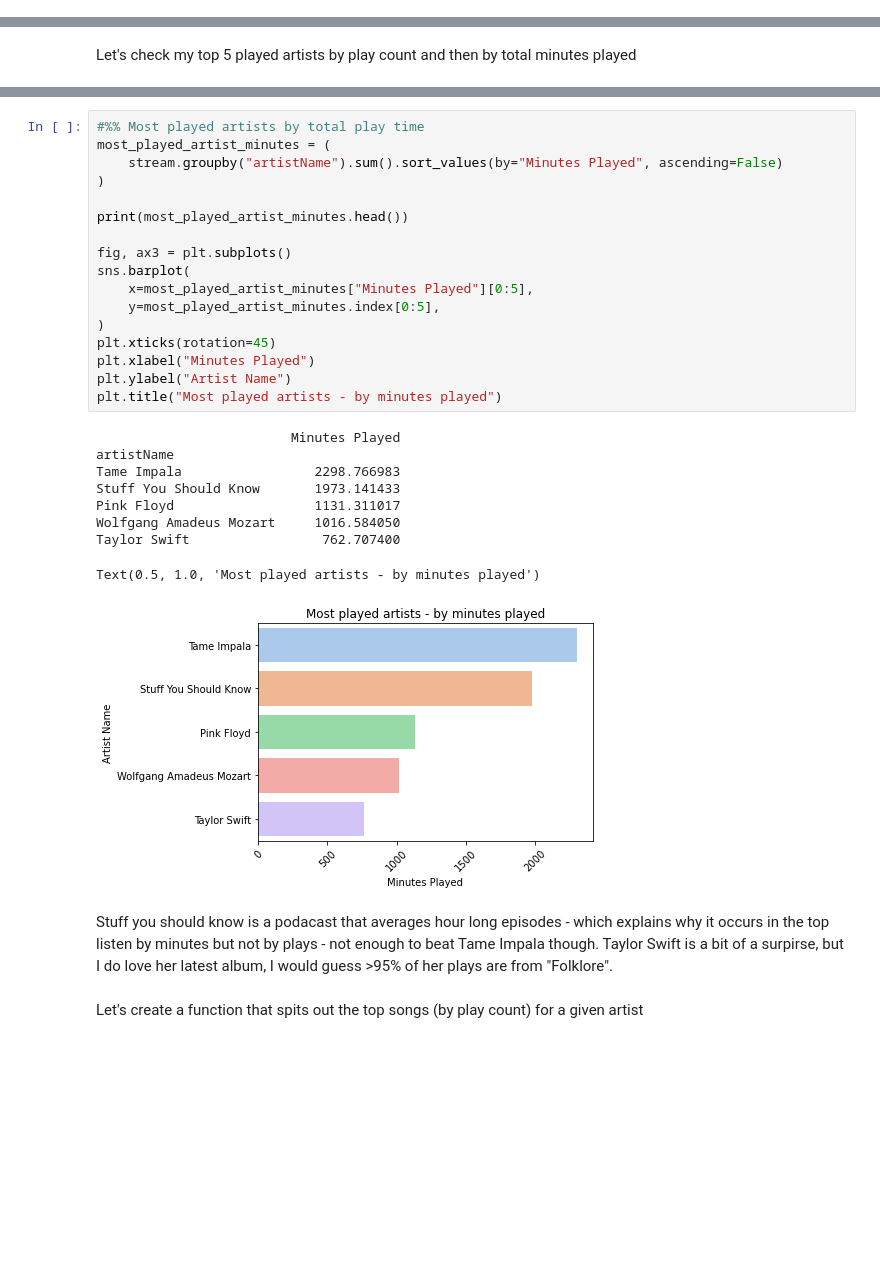
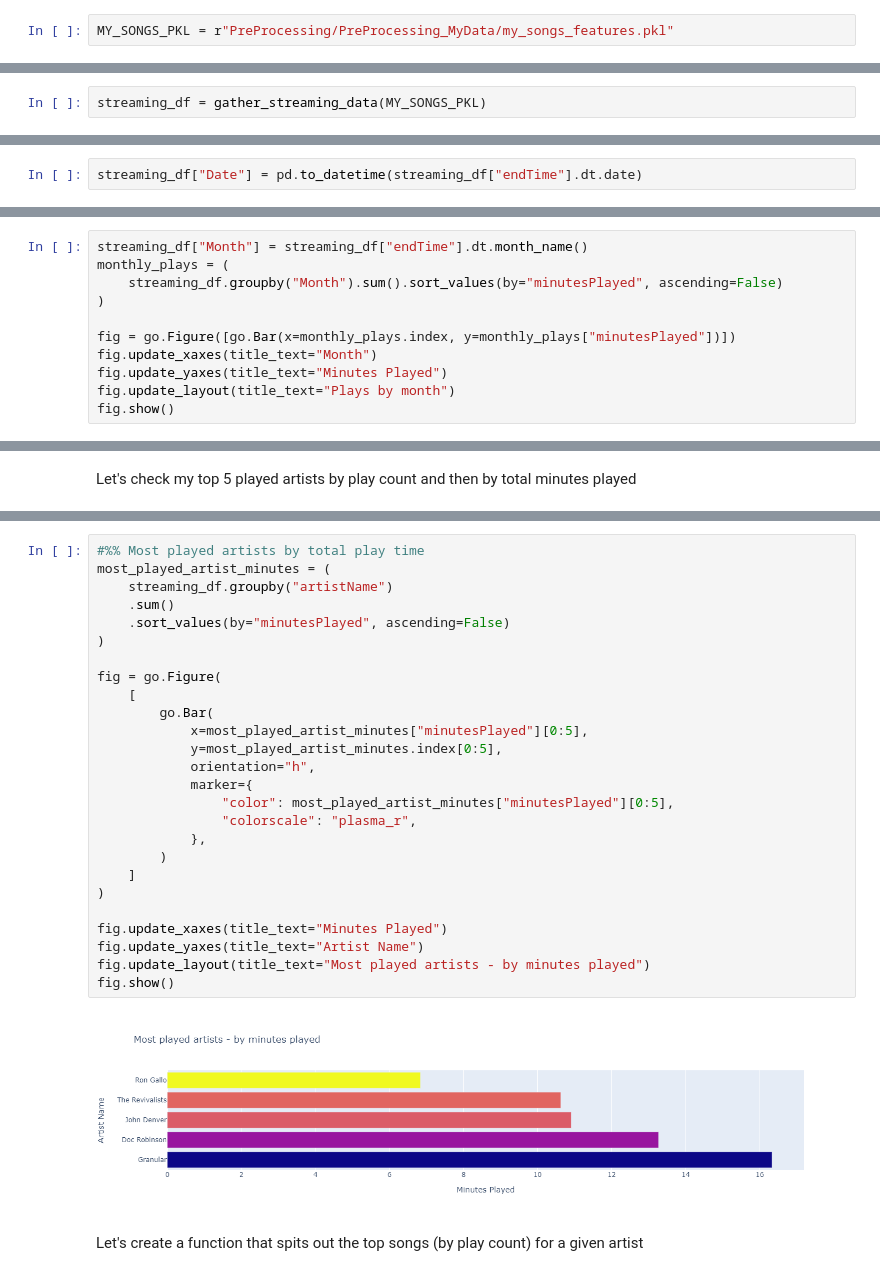
Before and after one commit to jmoro0408/Spotify_Analysis_2.0, a Jupyter notebook: Spotify Listening Analysis Notebook.ipynb, the cells around one changed output, grey strips where cells are left out. Drawn from its saved outputs; the diff is of its cells as text; blank space fills up the shorter version.

```diff
--- a/Spotify Listening Analysis Notebook.ipynb
+++ b/Spotify Listening Analysis Notebook.ipynb
@@ -60,0 +17,2 @@ stream = stream[~stream["trackName"].str.contains("Unknown Track")]
+# %%
+MY_SONGS_PKL = r"PreProcessing/PreProcessing_MyData/my_songs_features.pkl"
@@ -60,0 +33,2 @@ stream = stream[~stream["trackName"].str.contains("Unknown Track")]
+# %%
+streaming_df = gather_streaming_data(MY_SONGS_PKL)
@@ -60,0 +55,2 @@ stream = stream[~stream["trackName"].str.contains("Unknown Track")]
+# %%
+streaming_df["Date"] = pd.to_datetime(streaming_df["endTime"].dt.date)
@@ -183,0 +129,11 @@ Text(0, 0.5, 'Month')
+# %%
+streaming_df["Month"] = streaming_df["endTime"].dt.month_name()
+monthly_plays = (
+    streaming_df.groupby("Month").sum().sort_values(by="minutesPlayed", ascending=False)
+)
+
+fig = go.Figure([go.Bar(x=monthly_plays.index, y=monthly_plays["minutesPlayed"])])
+fig.update_xaxes(title_text="Month")
+fig.update_yaxes(title_text="Minutes Played")
+fig.update_layout(title_text="Plays by month")
+fig.show()
@@ -215,33 +180,31 @@ Text(0.5, 1.0, 'Most played artists - by play count')
 # %%
 #%% Most played artists by total play time
 most_played_artist_minutes = (
-    stream.groupby("artistName").sum().sort_values(by="Minutes Played", ascending=False)
+    streaming_df.groupby("artistName")
+    .sum()
+    .sort_values(by="minutesPlayed", ascending=False)
 )
 
-print(most_played_artist_minutes.head())
+fig = go.Figure(
+    [
+        go.Bar(
+            x=most_played_artist_minutes["minutesPlayed"][0:5],
+            y=most_played_artist_minutes.index[0:5],
+            orientation="h",
+            marker={
+                "color": most_played_artist_minutes["minutesPlayed"][0:5],
+                "colorscale": "plasma_r",
+            },
+        )
+    ]
+)
 
-fig, ax3 = plt.subplots()
-sns.barplot(
-    x=most_played_artist_minutes["Minutes Played"][0:5],
-    y=most_played_artist_minutes.index[0:5],
-)
-plt.xticks(rotation=45)
-plt.xlabel("Minutes Played")
-plt.ylabel("Artist Name")
-plt.title("Most played artists - by minutes played")
+fig.update_xaxes(title_text="Minutes Played")
+fig.update_yaxes(title_text="Artist Name")
+fig.update_layout(title_text="Most played artists - by minutes played")
+fig.show()
 # %% [output]
-                         Minutes Played
-artistName
-Tame Impala                 2298.766983
-Stuff You Should Know       1973.141433
-Pink Floyd                  1131.311017
-Wolfgang Amadeus Mozart     1016.584050
-Taylor Swift                 762.707400
-Text(0.5, 1.0, 'Most played artists - by minutes played')
-[figure, old version]
+[figure, new version]
-# %% [markdown]
-Stuff you should know is a podacast that averages hour long episodes - which explains why it occurs in the top listen by minutes but not by plays - not enough to beat Tame Impala though.
-Taylor Swift is a bit of a surpirse, but I do love her latest album, I would guess >95% of her plays are from "Folklore".
 # %% [markdown]
 Let's create a function that spits out the top songs (by play count) for a given artist
 # %%
```
Also changed, not shown: parts of 30 cells of this notebook, 3 other files.
